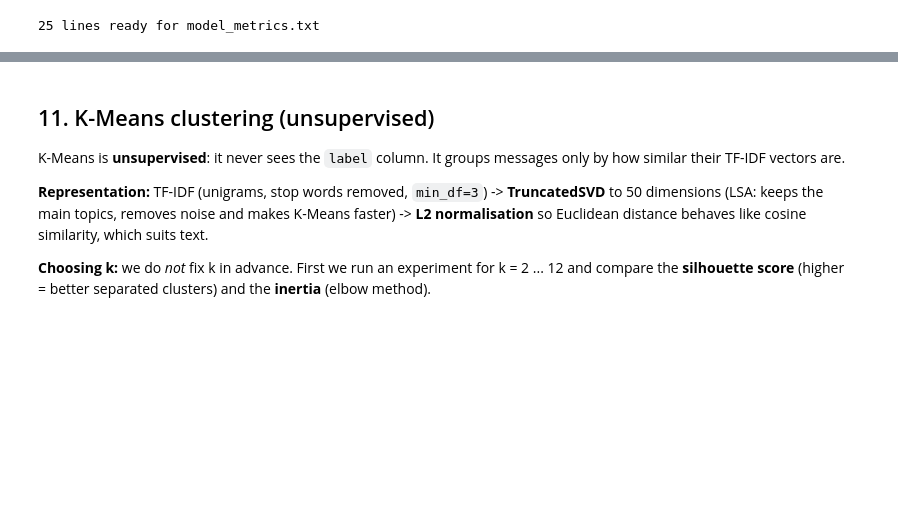
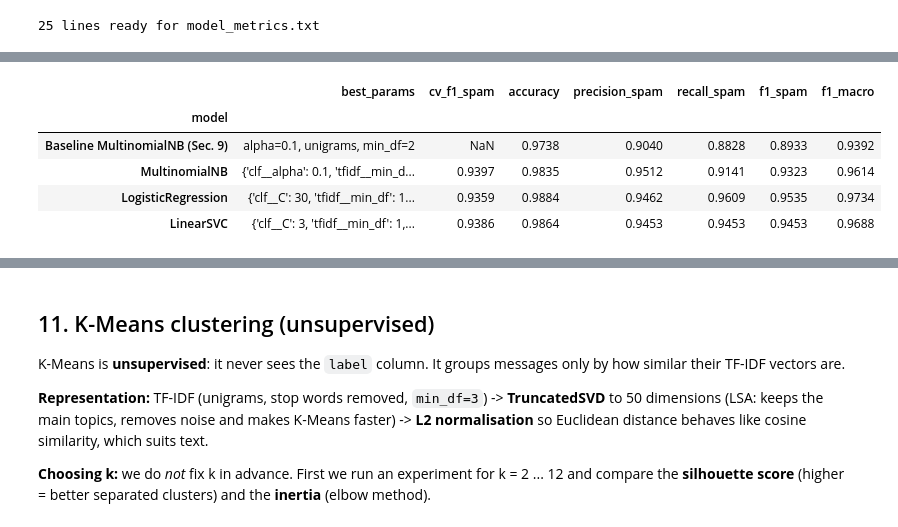
Before and after one commit to ahmeddshaban/bd-a1, a Jupyter notebook: notebook/analysis.ipynb, the cells around one changed output, grey strips where cells are left out. Drawn from its saved outputs; the diff is of its cells as text; code cells hidden in the pictures; blank space fills up the shorter version.

```diff
--- a/notebook/analysis.ipynb
+++ b/notebook/analysis.ipynb
@@ -1038,0 +1043,32 @@ print(f"{len(metrics_lines)} lines ready for model_metrics.txt")
+# %%
+cv = StratifiedKFold(n_splits=5, shuffle=True, random_state=RANDOM_STATE)
+
+candidates = {
+    "MultinomialNB": (MultinomialNB(), {"clf__alpha": [0.01, 0.05, 0.1, 0.3, 1.0]}),
+    "LogisticRegression": (LogisticRegression(max_iter=2000, class_weight="balanced", solver="liblinear"),
+                           {"clf__C": [1, 5, 10, 30]}),
+    "LinearSVC": (LinearSVC(class_weight="balanced"), {"clf__C": [0.1, 0.5, 1, 3]}),
+}
+
+rows, best_models = [], {}
+for name, (clf, grid) in candidates.items():
+    pipe = Pipeline([("tfidf", TfidfVectorizer(stop_words=list(STOP_WORDS), sublinear_tf=True)), ("clf", clf)])
+    param_grid = {"tfidf__ngram_range": [(1, 1), (1, 2)], "tfidf__min_df": [1, 2], **grid}
+    gs = GridSearchCV(pipe, param_grid, scoring="f1", cv=cv, n_jobs=-1)
+    gs.fit(X_train, y_train)
+    best_models[name] = gs.best_estimator_
+    m = metrics(y_test, gs.predict(X_test))
+    rows.append({"model": name, "best_params": gs.best_params_, "cv_f1_spam": gs.best_score_, **m})
+
+# baseline from Section 9 for reference
+rows.insert(0, {"model": "Baseline MultinomialNB (Sec. 9)", "best_params": "alpha=0.1, unigrams, min_df=2",
+                "cv_f1_spam": np.nan, **nb_metrics})
+comparison = pd.DataFrame(rows).set_index("model")
+comparison.round(4)
+# %% [output]
+|  | best_params | cv_f1_spam | accuracy | precision_spam | recall_spam | f1_spam | f1_macro |
+| model |  |  |  |  |  |  |  |
+| Baseline MultinomialNB (Sec. 9) | alpha=0.1, unigrams, min_df=2 | NaN | 0.9738 | 0.9040 | 0.8828 | 0.8933 | 0.9392 |
+| MultinomialNB | {'clf__alpha': 0.1, 'tfidf__min_d... | 0.9397 | 0.9835 | 0.9512 | 0.9141 | 0.9323 | 0.9614 |
+| LogisticRegression | {'clf__C': 30, 'tfidf__min_df': 1... | 0.9359 | 0.9884 | 0.9462 | 0.9609 | 0.9535 | 0.9734 |
+| LinearSVC | {'clf__C': 3, 'tfidf__min_df': 1,... | 0.9386 | 0.9864 | 0.9453 | 0.9453 | 0.9453 | 0.9688 |
```
Also changed, not shown: parts of 9 cells of this notebook, 3 other files.
